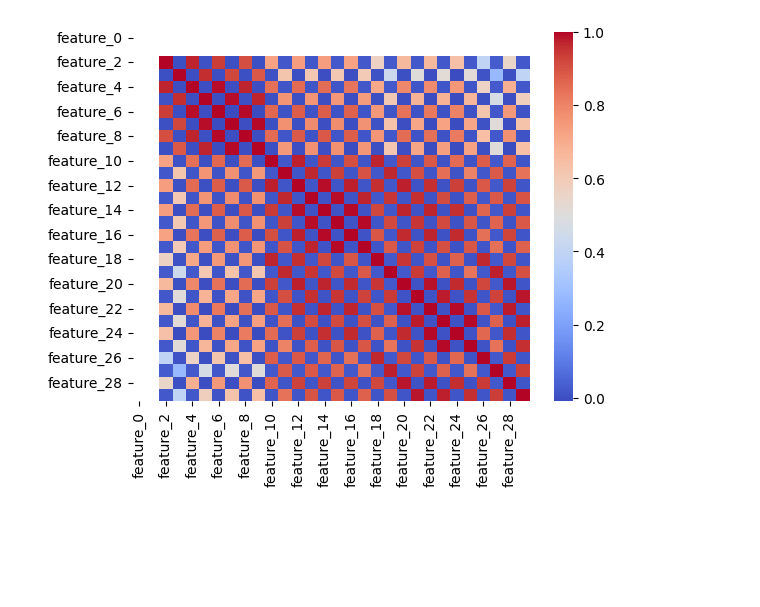
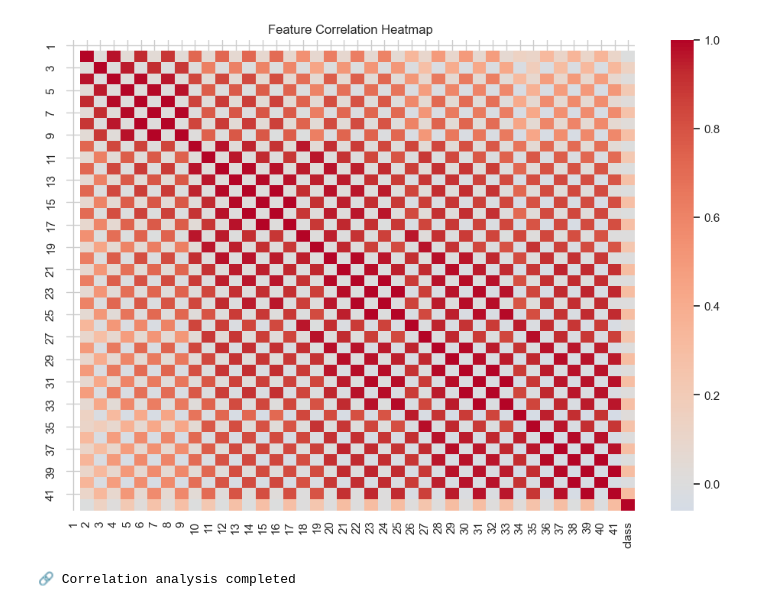
Before and after one commit to CHERRY9642/Gesture_detection_communication_support_system, a Jupyter notebook: notebooks/03_exploratory_data_analysis.ipynb, the cells around one changed output. Cells and saved outputs as stored; diff of their text form; code cells hidden in the pictures; blank space fills up the shorter version.

```diff
--- a/notebooks/03_exploratory_data_analysis.ipynb
+++ b/notebooks/03_exploratory_data_analysis.ipynb
@@ -1,7 +10,8 @@
 # %%
 import pandas as pd
+import numpy as np
 import matplotlib.pyplot as plt
 import seaborn as sns
+from pathlib import Path
 
-df = pd.read_csv("../data/processed/clean_keypoint.csv")
-df.shape
+sns.set(style="whitegrid")
@@ -9,0 +18,6 @@ df.shape
+# %%
+DATA_PATH = Path("../data/train_cleaned.csv")
+df = pd.read_csv(DATA_PATH)
+
+print("✅ Clean training dataset loaded")
+print("Dataset shape:", df.shape)
@@ -33,6 +72,11 @@ plt.show()
 # %%
-corr = df.iloc[:,1:31].corr()
-sns.heatmap(corr, cmap="coolwarm")
+plt.figure(figsize=(12, 8))
+corr = df.iloc[:, 1:].corr()
+sns.heatmap(corr, cmap="coolwarm", center=0)
+plt.title("Feature Correlation Heatmap")
 plt.show()
+
+print("🔗 Correlation analysis completed")
 # %% [output]
-[figure, old version]
+[figure, new version]
+🔗 Correlation analysis completed
```
Also changed, not shown: parts of 10 cells of this notebook, 54 other files.
